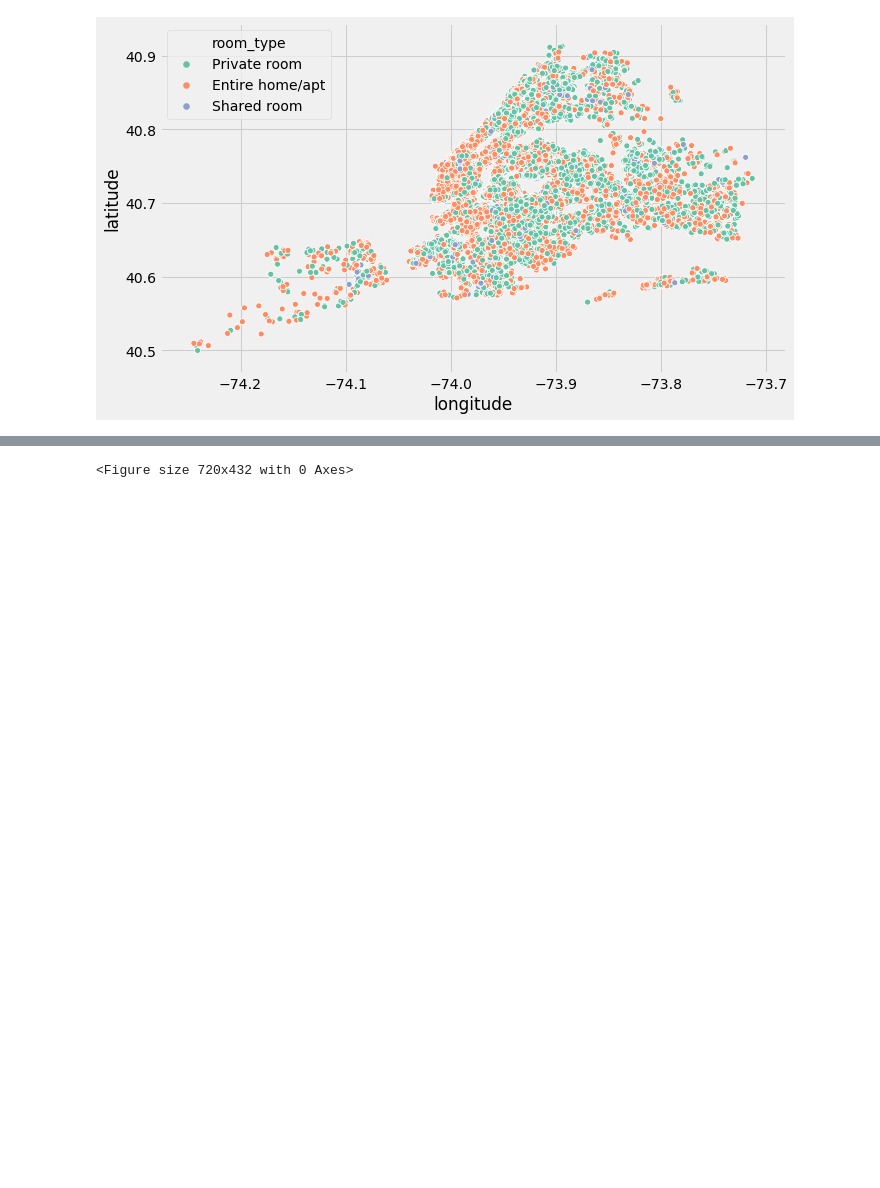
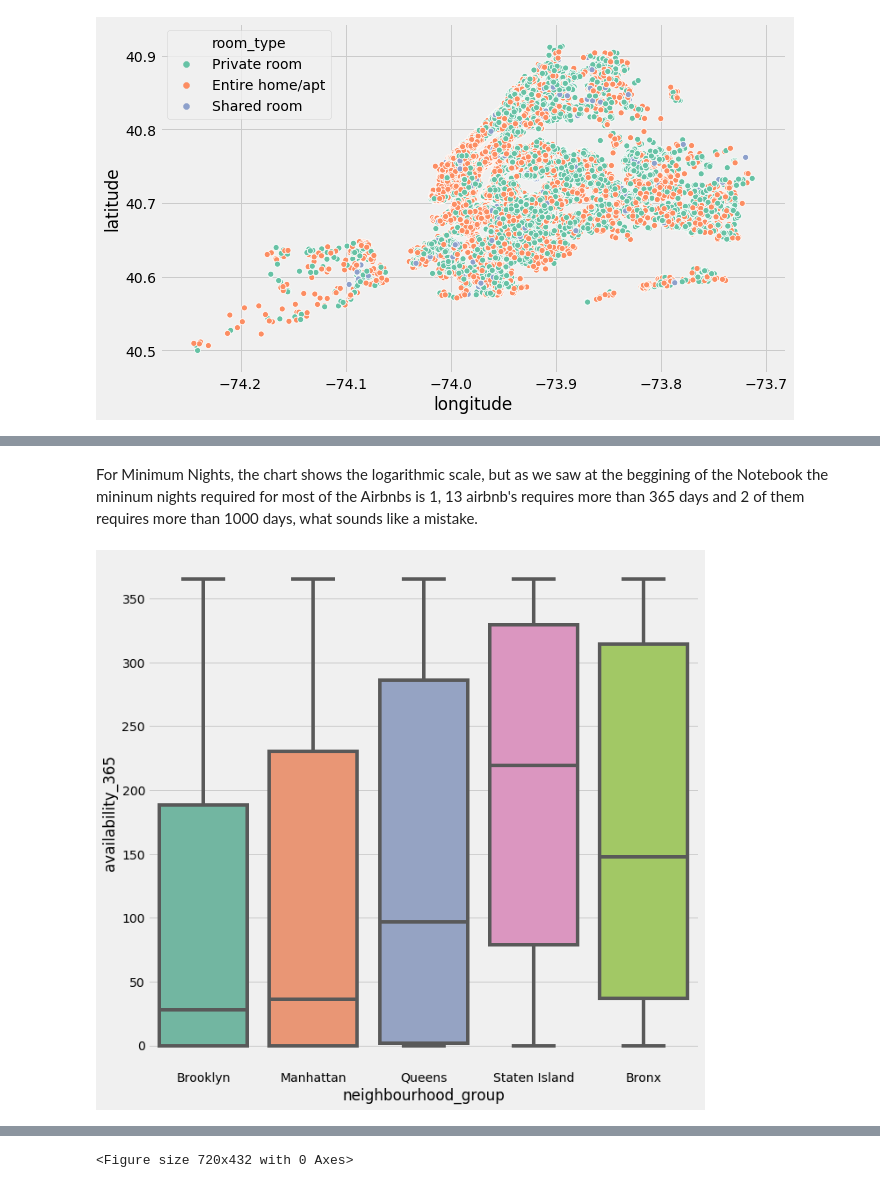
Before and after one commit to roslynbs/DataSciencewithPython, a Jupyter notebook: capstone_RoslynBadilla.ipynb, the cells around one changed output, grey strips where cells are left out. Drawn from its saved outputs; the diff is of its cells as text; code cells hidden in the pictures; blank space fills up the shorter version.

```diff
--- a/capstone_RoslynBadilla.ipynb
+++ b/capstone_RoslynBadilla.ipynb
@@ -412,0 +458,8 @@ plt.ioff()
+# %% [markdown]
+For Minimum Nights, the chart shows the logarithmic scale, but as we saw at the beggining of the Notebook the mininum nights required for most of the Airbnbs is 1, 13 airbnb's requires more than 365 days and 2 of them requires more than 1000 days, what sounds like a mistake.
+# %%
+#Availalabity 365 per Borough
+plt.figure(figsize=(10,10))
+ax = sns.boxplot(data=rawdata, x='neighbourhood_group',y='availability_365',palette='Set2')
+# %% [output]
+[figure, added]
```
Also changed, not shown: parts of 32 cells of this notebook.
